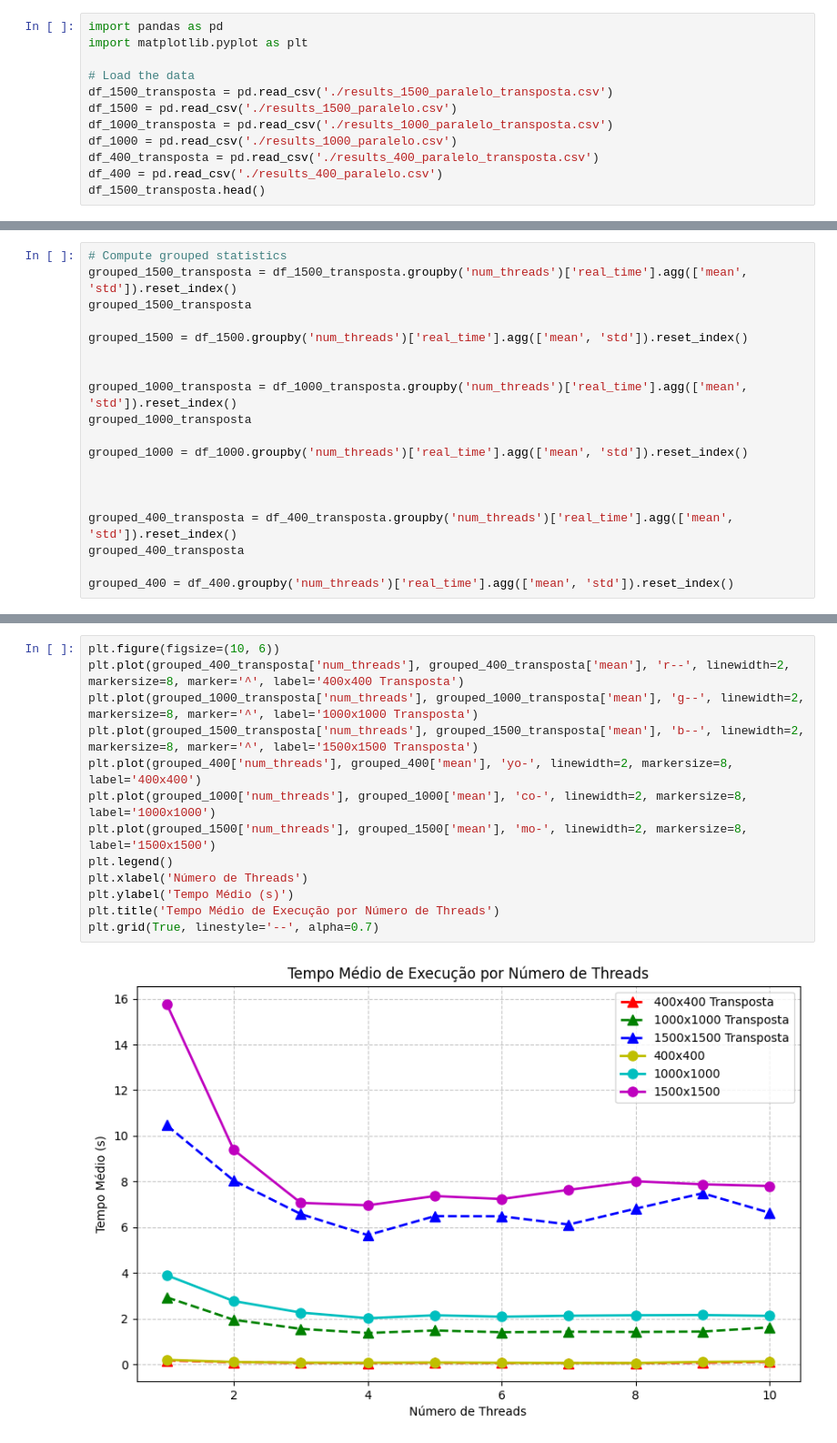
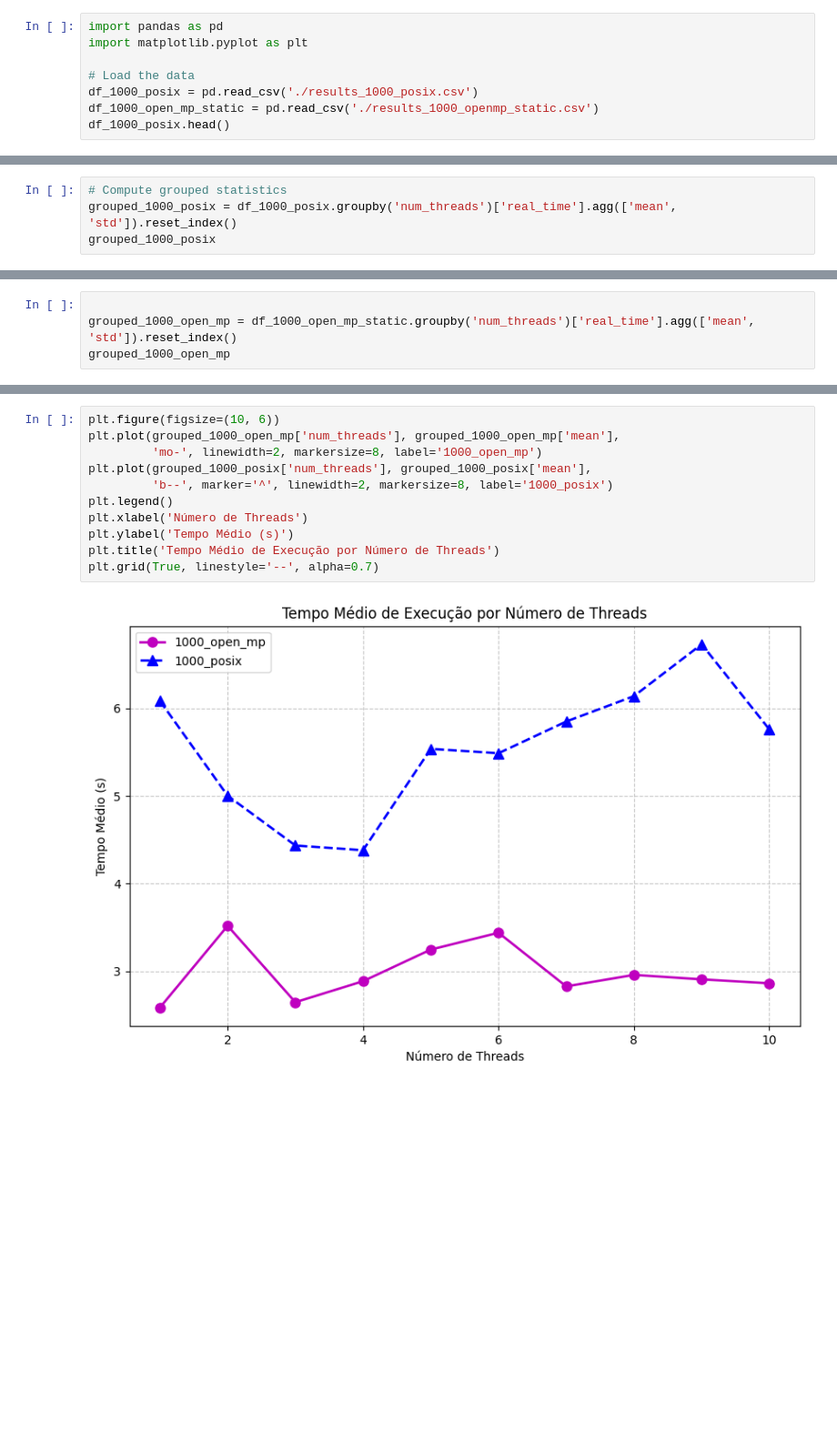
Before and after one commit to luismomm2110/UDESC-programacao-paralela, a Jupyter notebook: analysis_results.ipynb, the cells around one changed output, grey strips where cells are left out. Shown: that part at 91% size. Saved outputs shown, nothing was run; the diff lists cells and outputs as text; blank space fills up the shorter version.

Commit message:
update analysis_results.ipynb and include csv

```diff
--- a/analysis_results.ipynb
+++ b/analysis_results.ipynb
@@ -3,12 +3,8 @@ import pandas as pd
 import matplotlib.pyplot as plt
 
 # Load the data
-df_1500_transposta = pd.read_csv('./results_1500_paralelo_transposta.csv')
-df_1500 = pd.read_csv('./results_1500_paralelo.csv')
-df_1000_transposta = pd.read_csv('./results_1000_paralelo_transposta.csv')
-df_1000 = pd.read_csv('./results_1000_paralelo.csv')
-df_400_transposta = pd.read_csv('./results_400_paralelo_transposta.csv')
-df_400 = pd.read_csv('./results_400_paralelo.csv')
-df_1500_transposta.head()
+df_1000_posix = pd.read_csv('./results_1000_posix.csv')
+df_1000_open_mp_static = pd.read_csv('./results_1000_openmp_static.csv')
+df_1000_posix.head()
 # %% [output]
 |  | num_threads | run | real_time |
@@ -28,0 +25,4 @@ df_1500.head()
+# %%
+# Compute grouped statistics
+grouped_1000_posix = df_1000_posix.groupby('num_threads')['real_time'].agg(['mean', 'std']).reset_index()
+grouped_1000_posix
@@ -29,19 +41,4 @@ df_1500.head()
 # %%
-# Compute grouped statistics
-grouped_1500_transposta = df_1500_transposta.groupby('num_threads')['real_time'].agg(['mean', 'std']).reset_index()
-grouped_1500_transposta
 
-grouped_1500 = df_1500.groupby('num_threads')['real_time'].agg(['mean', 'std']).reset_index()
-
-
-grouped_1000_transposta = df_1000_transposta.groupby('num_threads')['real_time'].agg(['mean', 'std']).reset_index()
-grouped_1000_transposta
-
-grouped_1000 = df_1000.groupby('num_threads')['real_time'].agg(['mean', 'std']).reset_index()
-
-
-
-grouped_400_transposta = df_400_transposta.groupby('num_threads')['real_time'].agg(['mean', 'std']).reset_index()
-grouped_400_transposta
-
-grouped_400 = df_400.groupby('num_threads')['real_time'].agg(['mean', 'std']).reset_index()
+grouped_1000_open_mp = df_1000_open_mp_static.groupby('num_threads')['real_time'].agg(['mean', 'std']).reset_index()
+grouped_1000_open_mp
@@ -48,18 +57,16 @@ grouped_400 = df_400.groupby('num_threads')['real_time'].agg(['mean', 'std']).re
 # %%
 plt.figure(figsize=(10, 6))
-plt.plot(grouped_400_transposta['num_threads'], grouped_400_transposta['mean'], 'r--', linewidth=2, markersize=8, marker='^', label='400x400 Transposta')
-plt.plot(grouped_1000_transposta['num_threads'], grouped_1000_transposta['mean'], 'g--', linewidth=2, markersize=8, marker='^', label='1000x1000 Transposta')
-plt.plot(grouped_1500_transposta['num_threads'], grouped_1500_transposta['mean'], 'b--', linewidth=2, markersize=8, marker='^', label='1500x1500 Transposta')
-plt.plot(grouped_400['num_threads'], grouped_400['mean'], 'yo-', linewidth=2, markersize=8, label='400x400')
-plt.plot(grouped_1000['num_threads'], grouped_1000['mean'], 'co-', linewidth=2, markersize=8, label='1000x1000')
-plt.plot(grouped_1500['num_threads'], grouped_1500['mean'], 'mo-', linewidth=2, markersize=8, label='1500x1500')
+plt.plot(grouped_1000_open_mp['num_threads'], grouped_1000_open_mp['mean'],
+         'mo-', linewidth=2, markersize=8, label='1000_open_mp')
+plt.plot(grouped_1000_posix['num_threads'], grouped_1000_posix['mean'],
+         'b--', marker='^', linewidth=2, markersize=8, label='1000_posix')
 plt.legend()
 plt.xlabel('Número de Threads')
 plt.ylabel('Tempo Médio (s)')
 plt.title('Tempo Médio de Execução por Número de Threads')
 plt.grid(True, linestyle='--', alpha=0.7)
 # %% [output]
-[figure, old version]
+[figure, new version]
 # %%
 ## now compute the speedup
 
```
Also changed, not shown: parts of 11 cells of this notebook, 2 other files.
